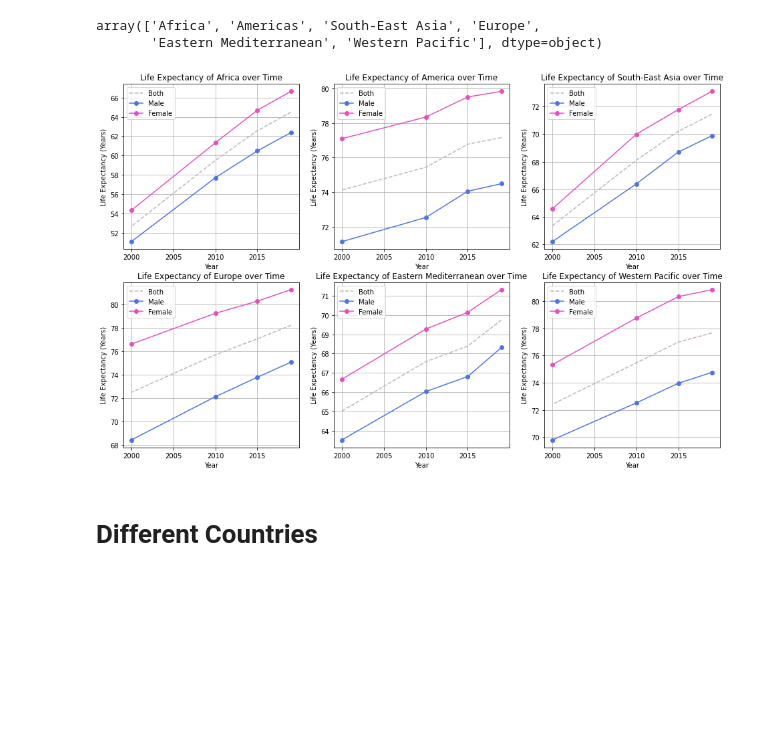
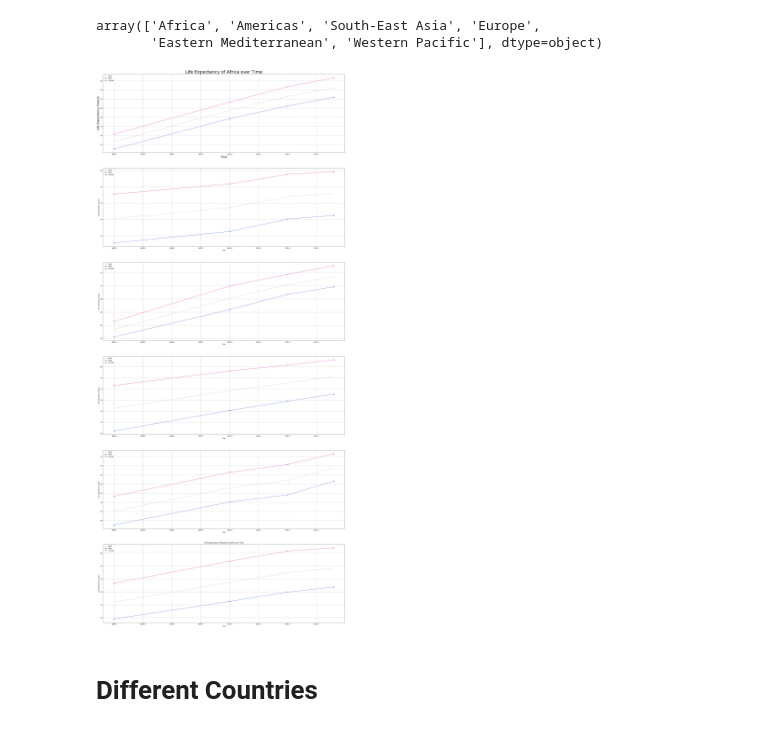
Before and after one commit to omshivam2323/Data-Analystics-on-Life-Expectancy-in-Human, a Jupyter notebook: data-visualization-life-expectancy.ipynb, the cells around one changed output. Cells and saved outputs as stored; diff of their text form; code cells hidden in the pictures; blank space fills up the shorter version.

```diff
--- a/data-visualization-life-expectancy.ipynb
+++ b/data-visualization-life-expectancy.ipynb
@@ -251,12 +257,12 @@ EUDataBoth, EUDataMan, EUDataWoman = getData('Europe')
 EMDataBoth, EMDataMan, EMDataWoman = getData('Eastern Mediterranean')
 WPDataBoth, WPDataMan, WPDataWoman = getData('Western Pacific')
 
-fig = plt.figure(figsize=(16,10))
+fig = plt.figure(figsize=(30,70))
 
-ax1 = plt.subplot2grid((2,3),(0,0), rowspan=1, colspan=1)
-plt.xlabel("Year")
-plt.ylabel("Life Expectancy (Years)")
-plt.title("Life Expectancy of Africa over Time")
+ax1 = plt.subplot2grid((6,1),(0, 0), rowspan=1, colspan=1)
+plt.xlabel("Year", size=20)
+plt.ylabel("Life Expectancy (Years)", size=20)
+plt.title("Life Expectancy of Africa over Time", size=30)
 ax1.plot(AfricaDataBoth['Period'], AfricaDataBoth['First Tooltip'],linestyle = "--", color = '#c2b4b2', label='Both')
 ax1.plot(AfricaDataMan['Period'], AfricaDataMan['First Tooltip'], marker='o', color = '#5073e6', label = 'Male')
 ax1.plot(AfricaDataWoman['Period'], AfricaDataWoman['First Tooltip'], marker='o', color = '#e650be', label = 'Female')
@@ -265,10 +271,10 @@ plt.grid(True)
 
 
 
-ax2 = plt.subplot2grid((2,3),(0,1), rowspan=1, colspan=1)
+ax2 = plt.subplot2grid((6, 1),(1,0), rowspan=1, colspan=1)
 plt.xlabel("Year")
 plt.ylabel("Life Expectancy (Years)")
-plt.title("Life Expectancy of America over Time")
+# plt.title("Life Expectancy of America over Time")
 ax2.plot(AmericaDataBoth['Period'], AmericaDataBoth['First Tooltip'],linestyle = "--", color = '#c2b4b2', label='Both')
 ax2.plot(AmericaDataMan['Period'], AmericaDataMan['First Tooltip'], marker='o', color = '#5073e6', label = 'Male')
 ax2.plot(AmericaDataWoman['Period'], AmericaDataWoman['First Tooltip'], marker='o', color = '#e650be', label = 'Female')
@@ -276,10 +282,10 @@ plt.legend()
 plt.grid(True)
 
 
-ax3 = plt.subplot2grid((2,3),(0,2), rowspan=1, colspan=1)
+ax3 = plt.subplot2grid((6,1),(2,0), rowspan=1, colspan=1)
 plt.xlabel("Year")
 plt.ylabel("Life Expectancy (Years)")
-plt.title("Life Expectancy of South-East Asia over Time")
+# plt.title("Life Expectancy of South-East Asia over Time")
 ax3.plot(SEDataBoth['Period'], SEDataBoth['First Tooltip'],linestyle = "--", color = '#c2b4b2', label='Both')
 ax3.plot(SEDataMan['Period'], SEDataMan['First Tooltip'], marker='o', color = '#5073e6', label = 'Male')
 ax3.plot(SEDataWoman['Period'], SEDataWoman['First Tooltip'], marker='o', color = '#e650be', label = 'Female')
@@ -288,41 +294,41 @@ plt.grid(True)
 
 
 
-ax4 = plt.subplot2grid((2,3),(1,0), rowspan=1, colspan=1)
+ax4 = plt.subplot2grid((6,1),(3,0), rowspan=1, colspan=1)
 plt.xlabel("Year")
 plt.ylabel("Life Expectancy (Years)")
-plt.title("Life Expectancy of Europe over Time")
+# plt.title("Life Expectancy of Europe over Time")
 ax4.plot(EUDataBoth['Period'], EUDataBoth['First Tooltip'],linestyle = "--", color = '#c2b4b2', label='Both')
 ax4.plot(EUDataMan['Period'], EUDataMan['First Tooltip'], marker='o', color = '#5073e6', label = 'Male')
 ax4.plot(EUDataWoman['Period'], EUDataWoman['First Tooltip'], marker='o', color = '#e650be', label = 'Female')
 plt.legend()
 plt.grid(True)
 
 
-ax5 = plt.subplot2grid((2,3),(1,1), rowspan=1, colspan=1)
+ax5 = plt.subplot2grid((6,1),(4,0), rowspan=1, colspan=1)
 plt.xlabel("Year")
 plt.ylabel("Life Expectancy (Years)")
-plt.title("Life Expectancy of Eastern Mediterranean over Time")
+# plt.title("Life Expectancy of Eastern Mediterranean over Time")
 ax5.plot(EMDataBoth['Period'], EMDataBoth['First Tooltip'],linestyle = "--", color = '#c2b4b2', label='Both')
 ax5.plot(EMDataMan['Period'], EMDataMan['First Tooltip'], marker='o', color = '#5073e6', label = 'Male')
 ax5.plot(EMDataWoman['Period'], EMDataWoman['First Tooltip'], marker='o', color = '#e650be', label = 'Female')
 plt.legend()
 plt.grid(True)
 
 
-ax6 = plt.subplot2grid((2,3),(1,2), rowspan=1, colspan=1)
+ax6 = plt.subplot2grid((6,1),(5,0), rowspan=1, colspan=1)
 plt.xlabel("Year")
 plt.ylabel("Life Expectancy (Years)")
 plt.title("Life Expectancy of Western Pacific over Time")
 ax6.plot(WPDataBoth['Period'], WPDataBoth['First Tooltip'],linestyle = "--", color = '#c2b4b2', label='Both')
 ax6.plot(WPDataMan['Period'], WPDataMan['First Tooltip'], marker='o', color = '#5073e6', label = 'Male')
 ax6.plot(WPDataWoman['Period'], WPDataWoman['First Tooltip'], marker='o', color = '#e650be', label = 'Female')
 plt.legend()
 plt.grid(True)
 
 plt.show()
 # %% [output]
-[figure, old version]
+[figure, new version]
 # %% [markdown]
 # Different Countries
 # %%
```
Also changed, not shown: parts of 8 cells of this notebook.
